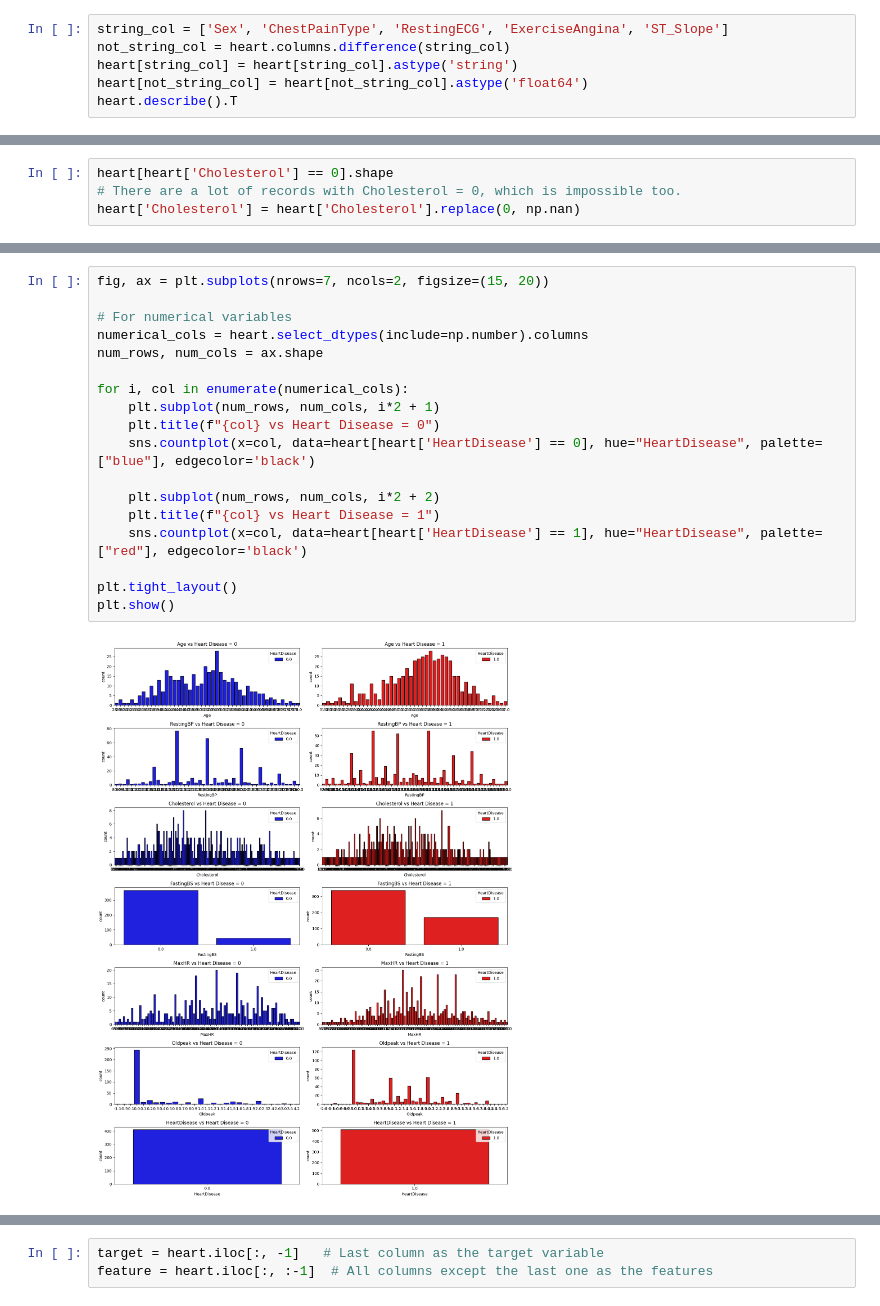
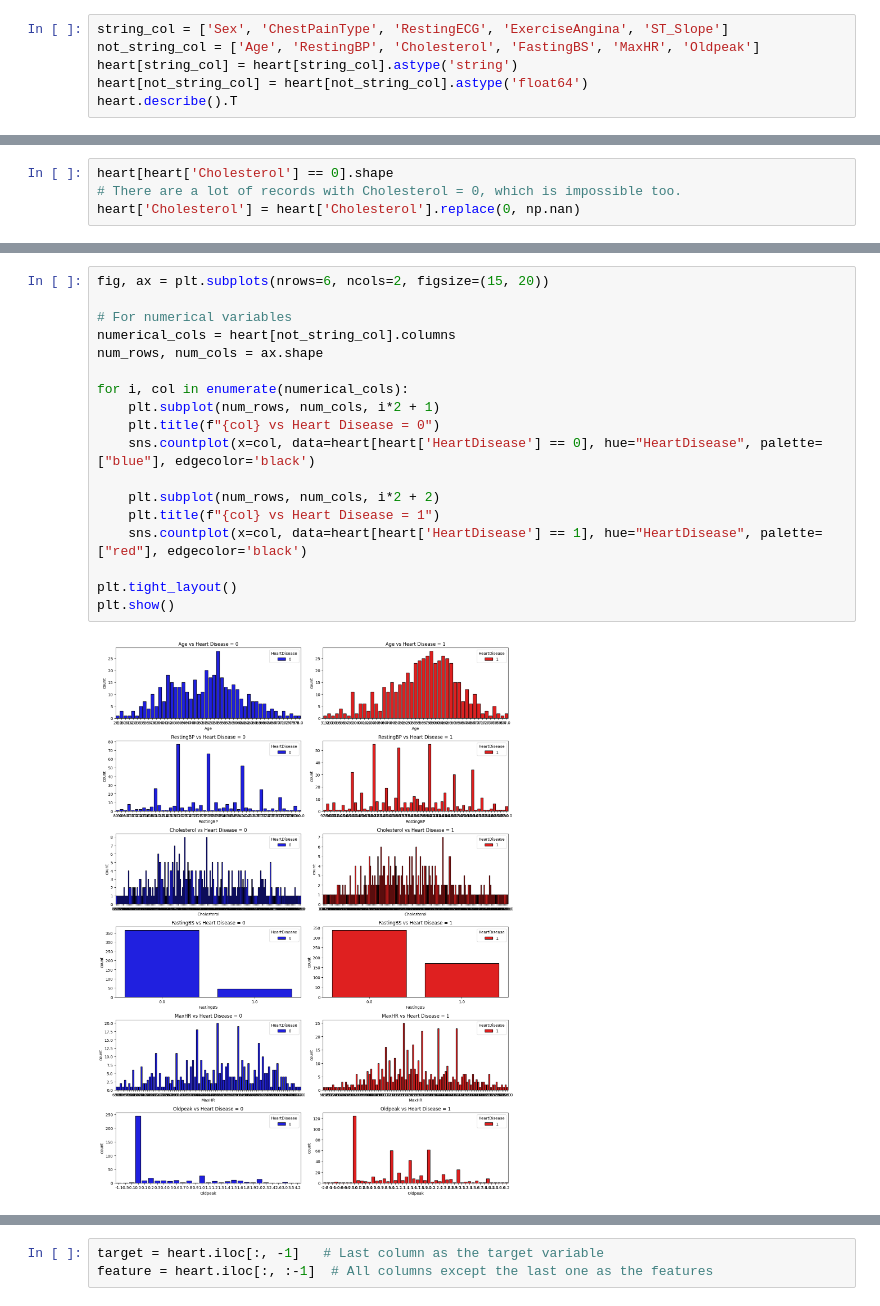
Before and after one commit to nbzuong/ML_Project, a Jupyter notebook: heart_predict.ipynb, the cells around one changed output, grey strips where cells are left out. Saved outputs shown, nothing was run; the diff lists cells and outputs as text.

```diff
--- a/heart_predict.ipynb
+++ b/heart_predict.ipynb
@@ -41,7 +41,7 @@ HeartDisease        int64
 dtype: object
 # %%
 string_col = ['Sex', 'ChestPainType', 'RestingECG', 'ExerciseAngina', 'ST_Slope']
-not_string_col = heart.columns.difference(string_col)
+not_string_col = ['Age', 'RestingBP', 'Cholesterol', 'FastingBS', 'MaxHR', 'Oldpeak']
 heart[string_col] = heart[string_col].astype('string')
 heart[not_string_col] = heart[not_string_col].astype('float64')
 heart.describe().T
@@ -82,20 +85,20 @@ plt.show()
 # %%
-fig, ax = plt.subplots(nrows=7, ncols=2, figsize=(15, 20))
+fig, ax = plt.subplots(nrows=6, ncols=2, figsize=(15, 20))
 
 # For numerical variables
-numerical_cols = heart.select_dtypes(include=np.number).columns
+numerical_cols = heart[not_string_col].columns
 num_rows, num_cols = ax.shape
 
 for i, col in enumerate(numerical_cols):
     plt.subplot(num_rows, num_cols, i*2 + 1)
     plt.title(f"{col} vs Heart Disease = 0")
     sns.countplot(x=col, data=heart[heart['HeartDisease'] == 0], hue="HeartDisease", palette=["blue"], edgecolor='black')
 
     plt.subplot(num_rows, num_cols, i*2 + 2)
     plt.title(f"{col} vs Heart Disease = 1")
     sns.countplot(x=col, data=heart[heart['HeartDisease'] == 1], hue="HeartDisease", palette=["red"], edgecolor='black')
 
 plt.tight_layout()
 plt.show()
 # %% [output]
-[figure, old version]
+[figure, new version]
```
Also changed, not shown: parts of 3 cells of this notebook.
